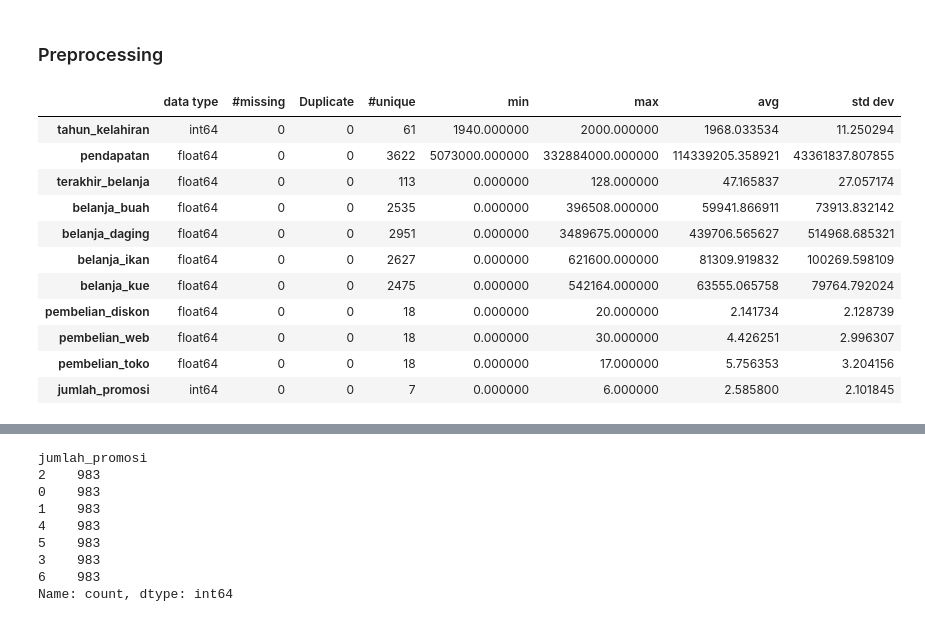
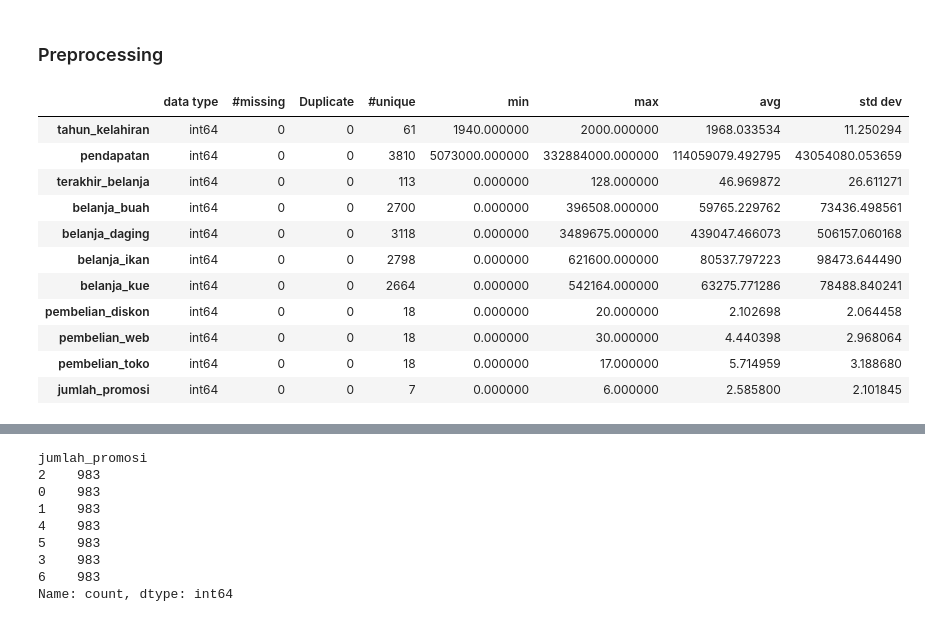
Before and after one commit to davidbryanc/Data-Analytics-Competition-FIND-IT-2024, a Jupyter notebook: david5.ipynb, the cells around one changed output, grey strips where cells are left out. Cells and saved outputs as stored; diff of their text form; code cells hidden in the pictures.

```diff
--- a/david5.ipynb
+++ b/david5.ipynb
@@ -226,10 +226,15 @@ def preprocessing(df):
 
     # Fill Null Val dengan interpolate
 
+    # KNNImputer
 
     # df['tanggal_menjadi_anggota'] = df['tanggal_menjadi_anggota'].apply(lambda x: 1 if pd.notnull(x) else 0)
     # df = df.rename(columns={'tanggal_menjadi_anggota': 'anggota'})
     df = df.drop(['keluhan', 'tanggal_menjadi_anggota','pendidikan','status_pernikahan'], axis=1)
+    df = df.drop(['jumlah_anak_balita', 'jumlah_anak_remaja'], axis=1)
+    knn = KNNImputer()
+    new_df = knn.fit_transform(df)
+    df = pd.DataFrame(new_df, columns=df.columns)
     # df = df.drop(['pendapatan','terakhir_belanja', 'pembelian_diskon', 'pembelian_toko','pembelian_web','tahun_kelahiran'], axis=1)
 
     # Gatau teori sendiri ini
@@ -237,50 +242,49 @@ def preprocessing(df):
     df['tahun_kelahiran'] = df['tahun_kelahiran'].apply(lambda x: x + 50 if x < 1940 else x)
     df['pendapatan'] = df['pendapatan'].apply(lambda x: x / 4 if x > 1000000000 else x)
 
-    df = df.drop(['jumlah_anak_balita', 'jumlah_anak_remaja'], axis=1)
 
 
     # Fill Null Val dengan median
     # df = df.fillna(df.median())
 
     # Change data type to int64
-    # numerical_data = df.select_dtypes(include=[np.number])  # Select numerical columns
-    # for i, column in enumerate(numerical_data.columns):
-    #     df[column] = df[column].astype('Int64')
+    numerical_data = df.select_dtypes(include=[np.number])  # Select numerical columns
+    for i, column in enumerate(numerical_data.columns):
+        df[column] = df[column].astype('int64')
 
     return df
 # %%
 # Preprocess train set
 train = preprocessing(train)
 # train = train.dropna()
 
-train['order'] = train.index + 1
-train = train.sort_values(by='jumlah_promosi')
-train['terakhir_belanja'] = train['terakhir_belanja'].interpolate(method ='pad', limit_direction ='forward')
-train['belanja_buah'] = train['belanja_buah'].interpolate(method ='pad', limit_direction ='forward')
-train['belanja_daging'] = train['belanja_daging'].interpolate(method ='pad', limit_direction ='forward')
-train['belanja_ikan'] = train['belanja_ikan'].interpolate(method ='pad', limit_direction ='forward')
-train['belanja_kue'] = train['belanja_kue'].interpolate(method ='pad', limit_direction ='forward')
-train['pembelian_diskon'] = train['pembelian_diskon'].interpolate(method ='pad', limit_direction ='forward')
-train['pembelian_toko'] = train['pembelian_toko'].interpolate(method ='pad', limit_direction ='forward')
-train['pembelian_web'] = train['pembelian_web'].interpolate(method ='pad', limit_direction ='forward')
-train['pendapatan'] = train['pendapatan'].interpolate(method ='pad', limit_direction ='forward')
-train = train.sort_values(by='order')
-train = train.drop(['order'], axis=1)
+# train['order'] = train.index + 1
+# train = train.sort_values(by='jumlah_promosi')
+# train['terakhir_belanja'] = train['terakhir_belanja'].interpolate(method ='pad', limit_direction ='forward')
+# train['belanja_buah'] = train['belanja_buah'].interpolate(method ='pad', limit_direction ='forward')
+# train['belanja_daging'] = train['belanja_daging'].interpolate(method ='pad', limit_direction ='forward')
+# train['belanja_ikan'] = train['belanja_ikan'].interpolate(method ='pad', limit_direction ='forward')
+# train['belanja_kue'] = train['belanja_kue'].interpolate(method ='pad', limit_direction ='forward')
+# train['pembelian_diskon'] = train['pembelian_diskon'].interpolate(method ='pad', limit_direction ='forward')
+# train['pembelian_toko'] = train['pembelian_toko'].interpolate(method ='pad', limit_direction ='forward')
+# train['pembelian_web'] = train['pembelian_web'].interpolate(method ='pad', limit_direction ='forward')
+# train['pendapatan'] = train['pendapatan'].interpolate(method ='pad', limit_direction ='forward')
+# train = train.sort_values(by='order')
+# train = train.drop(['order'], axis=1)
 
 summary(train).style.background_gradient()
 # %% [output]
 |  | data type | #missing | Duplicate | #unique | min | max | avg | std dev |
 | tahun_kelahiran | int64 | 0 | 0 | 61 | 1940.000000 | 2000.000000 | 1968.033534 | 11.250294 |
-| pendapatan | float64 | 0 | 0 | 3622 | 5073000.000000 | 332884000.000000 | 114339205.358921 | 43361837.807855 |
-| terakhir_belanja | float64 | 0 | 0 | 113 | 0.000000 | 128.000000 | 47.165837 | 27.057174 |
-| belanja_buah | float64 | 0 | 0 | 2535 | 0.000000 | 396508.000000 | 59941.866911 | 73913.832142 |
-| belanja_daging | float64 | 0 | 0 | 2951 | 0.000000 | 3489675.000000 | 439706.565627 | 514968.685321 |
-| belanja_ikan | float64 | 0 | 0 | 2627 | 0.000000 | 621600.000000 | 81309.919832 | 100269.598109 |
-| belanja_kue | float64 | 0 | 0 | 2475 | 0.000000 | 542164.000000 | 63555.065758 | 79764.792024 |
-| pembelian_diskon | float64 | 0 | 0 | 18 | 0.000000 | 20.000000 | 2.141734 | 2.128739 |
-| pembelian_web | float64 | 0 | 0 | 18 | 0.000000 | 30.000000 | 4.426251 | 2.996307 |
-| pembelian_toko | float64 | 0 | 0 | 18 | 0.000000 | 17.000000 | 5.756353 | 3.204156 |
+| pendapatan | int64 | 0 | 0 | 3810 | 5073000.000000 | 332884000.000000 | 114059079.492795 | 43054080.053659 |
+| terakhir_belanja | int64 | 0 | 0 | 113 | 0.000000 | 128.000000 | 46.969872 | 26.611271 |
+| belanja_buah | int64 | 0 | 0 | 2700 | 0.000000 | 396508.000000 | 59765.229762 | 73436.498561 |
+| belanja_daging | int64 | 0 | 0 | 3118 | 0.000000 | 3489675.000000 | 439047.466073 | 506157.060168 |
+| belanja_ikan | int64 | 0 | 0 | 2798 | 0.000000 | 621600.000000 | 80537.797223 | 98473.644490 |
+| belanja_kue | int64 | 0 | 0 | 2664 | 0.000000 | 542164.000000 | 63275.771286 | 78488.840241 |
+| pembelian_diskon | int64 | 0 | 0 | 18 | 0.000000 | 20.000000 | 2.102698 | 2.064458 |
+| pembelian_web | int64 | 0 | 0 | 18 | 0.000000 | 30.000000 | 4.440398 | 2.968064 |
+| pembelian_toko | int64 | 0 | 0 | 18 | 0.000000 | 17.000000 | 5.714959 | 3.188680 |
 | jumlah_promosi | int64 | 0 | 0 | 7 | 0.000000 | 6.000000 | 2.585800 | 2.101845 |
 # %%
 # Preprocess test set
```
Also changed, not shown: parts of 14 cells of this notebook, 1 other file.
